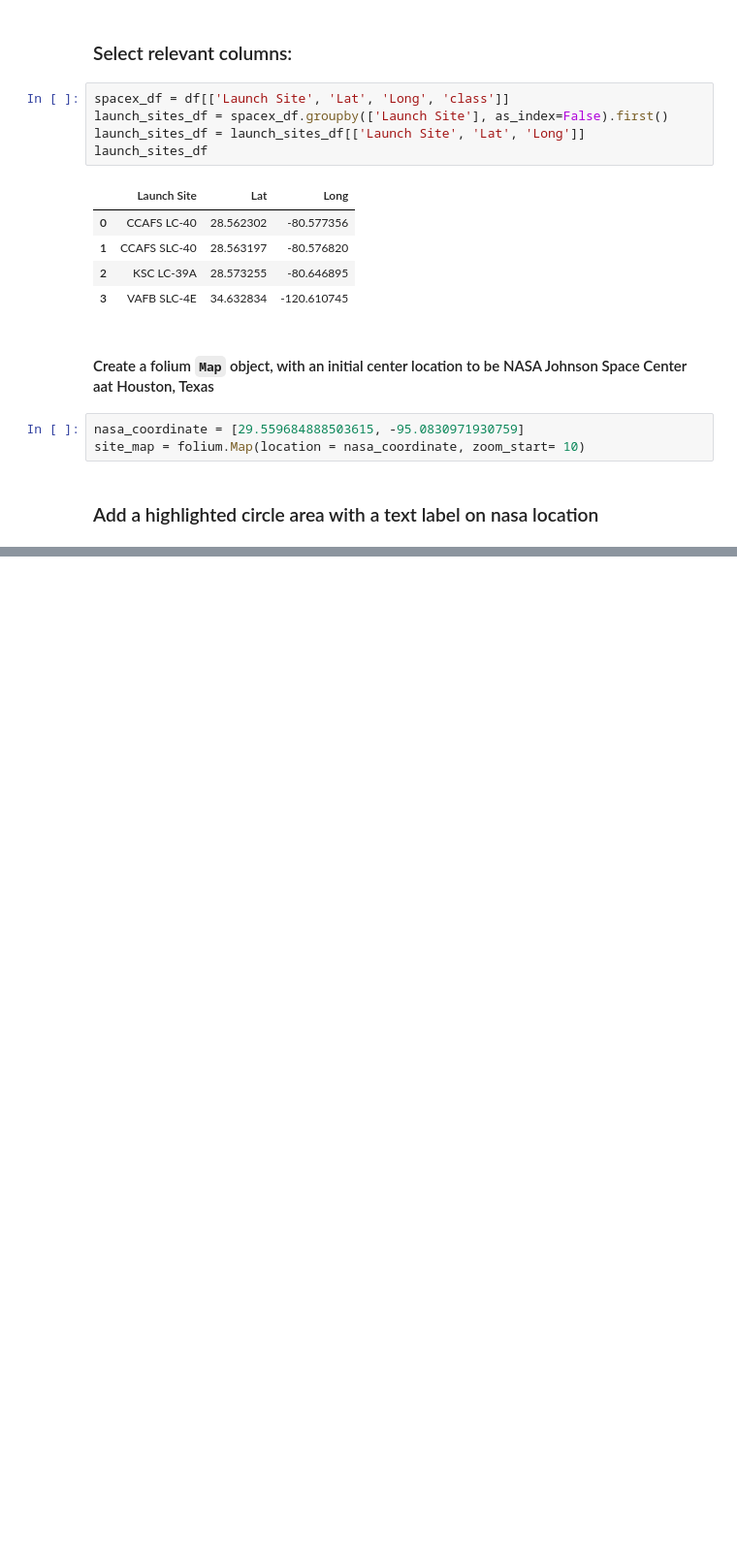
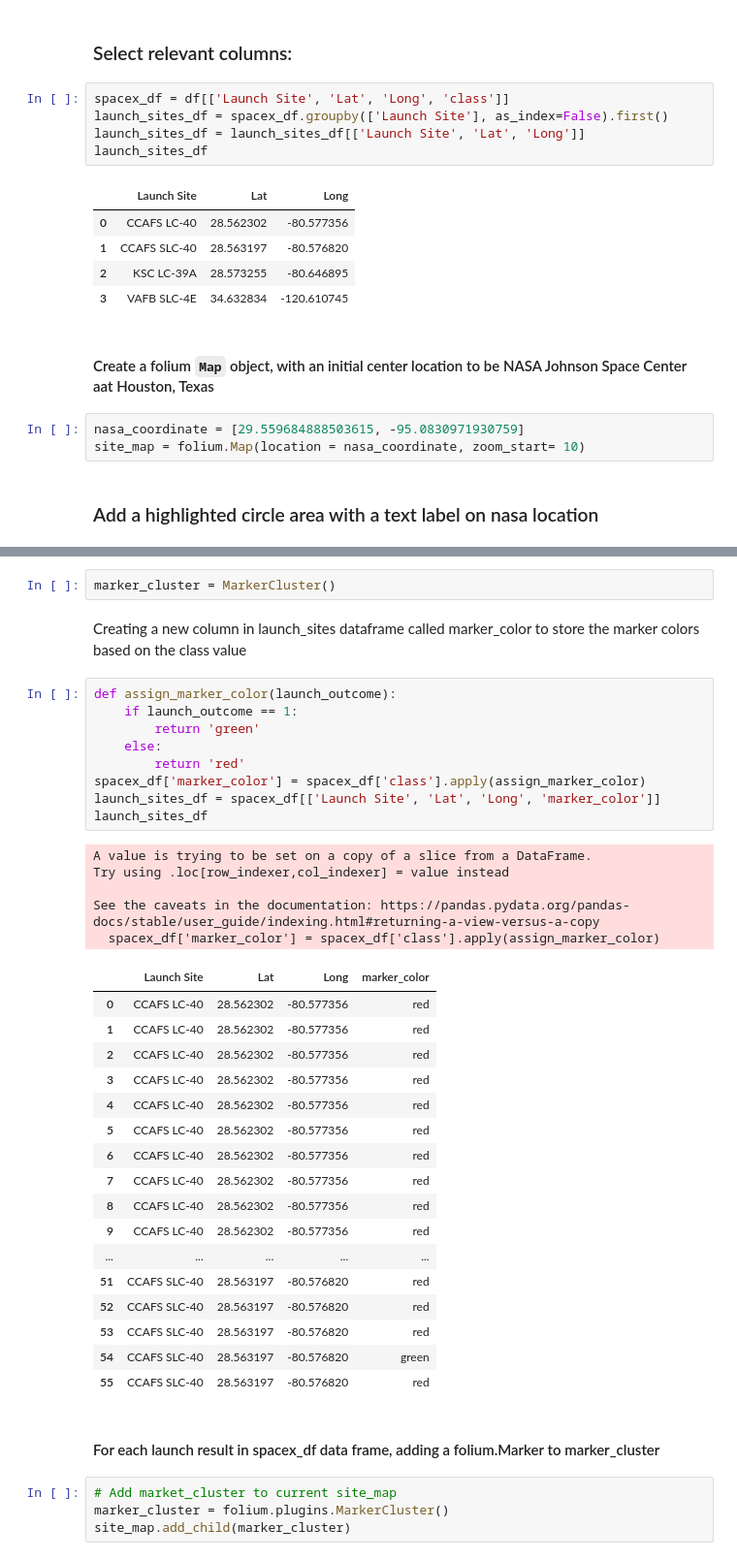
Before and after one commit to ClaudioChavarria/Rocket-Landing-Success-ML, a Jupyter notebook: 03-eda_and_feature_engineering/03-location-analysis-with-folium.ipynb, the cells around one changed output, grey strips where cells are left out. Shown at 97% size. Drawn from its saved outputs; the diff is of its cells as text; blank space fills up the shorter version.

```diff
--- a/03-eda_and_feature_engineering/03-location-analysis-with-folium.ipynb
+++ b/03-eda_and_feature_engineering/03-location-analysis-with-folium.ipynb
@@ -70,0 +118,42 @@ site_map.add_child(marker)
+# %%
+marker_cluster = MarkerCluster()
+# %% [markdown]
+Creating a new column in launch_sites dataframe called marker_color to store the marker colors based on the class value
+# %%
+def assign_marker_color(launch_outcome):
+    if launch_outcome == 1:
+        return 'green'
+    else:
+        return 'red'
+spacex_df['marker_color'] = spacex_df['class'].apply(assign_marker_color)
+launch_sites_df = spacex_df[['Launch Site', 'Lat', 'Long', 'marker_color']]
+launch_sites_df
+# %% [output]
+A value is trying to be set on a copy of a slice from a DataFrame.
+Try using .loc[row_indexer,col_indexer] = value instead
+
+See the caveats in the documentation: https://pandas.pydata.org/pandas-docs/stable/user_guide/indexing.html#returning-a-view-versus-a-copy
+  spacex_df['marker_color'] = spacex_df['class'].apply(assign_marker_color)
+|  | Launch Site | Lat | Long | marker_color |
+| 0 | CCAFS LC-40 | 28.562302 | -80.577356 | red |
+| 1 | CCAFS LC-40 | 28.562302 | -80.577356 | red |
+| 2 | CCAFS LC-40 | 28.562302 | -80.577356 | red |
+| 3 | CCAFS LC-40 | 28.562302 | -80.577356 | red |
+| 4 | CCAFS LC-40 | 28.562302 | -80.577356 | red |
+| 5 | CCAFS LC-40 | 28.562302 | -80.577356 | red |
+| 6 | CCAFS LC-40 | 28.562302 | -80.577356 | red |
+| 7 | CCAFS LC-40 | 28.562302 | -80.577356 | red |
+| 8 | CCAFS LC-40 | 28.562302 | -80.577356 | red |
+| 9 | CCAFS LC-40 | 28.562302 | -80.577356 | red |
+| ... | ... | ... | ... | ... |
+| 51 | CCAFS SLC-40 | 28.563197 | -80.576820 | red |
+| 52 | CCAFS SLC-40 | 28.563197 | -80.576820 | red |
+| 53 | CCAFS SLC-40 | 28.563197 | -80.576820 | red |
+| 54 | CCAFS SLC-40 | 28.563197 | -80.576820 | green |
+| 55 | CCAFS SLC-40 | 28.563197 | -80.576820 | red |
+# %% [markdown]
+#### For each launch result in spacex_df data frame, adding a folium.Marker to marker_cluster
+# %%
+# Add market_cluster to current site_map
+marker_cluster = folium.plugins.MarkerCluster()
+site_map.add_child(marker_cluster)
```
Also changed, not shown: parts of 6 cells of this notebook.
